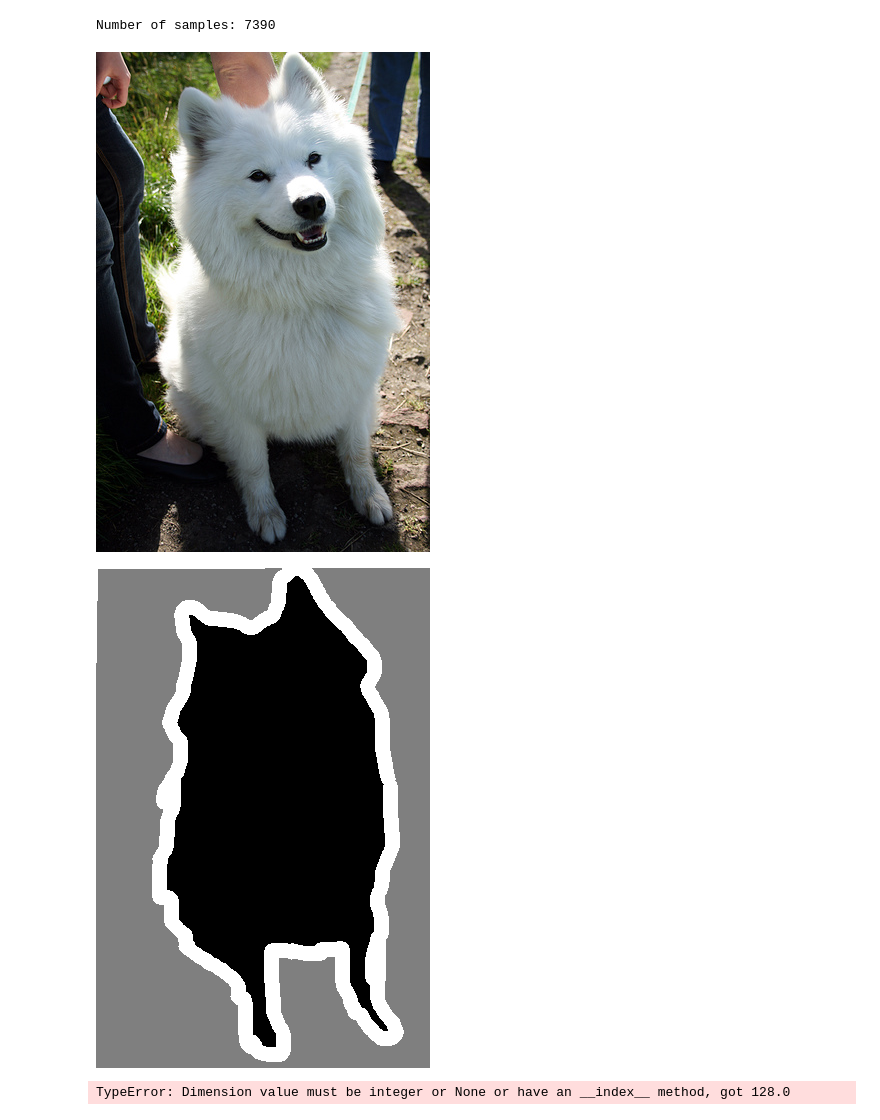
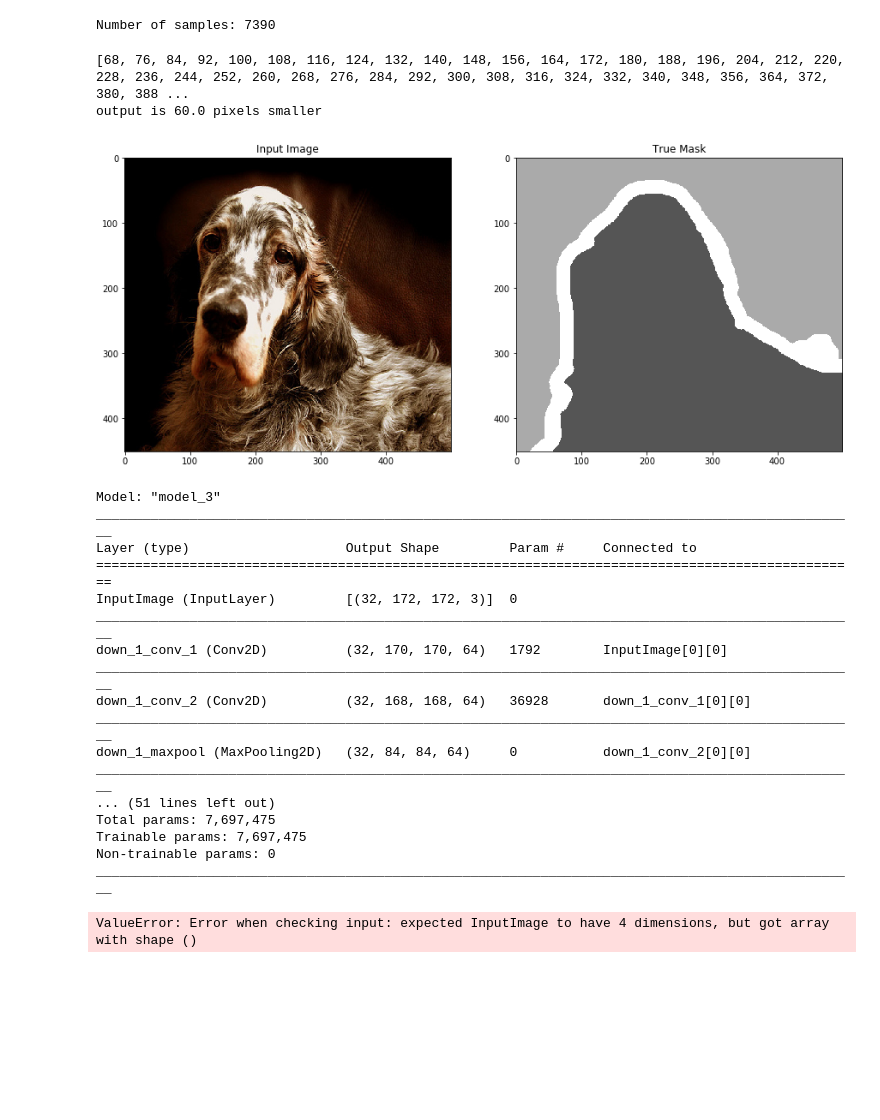
Before and after one commit to randomstructures/ExLSM-Image-Segmentation, a Jupyter notebook: Unet1/unet.ipynb, the cells around one changed output. Drawn from its saved outputs; the diff is of its cells as text; code cells hidden in the pictures; blank space fills up the shorter version.

Commit message:
Implemented Unet, Problems with layer sizes

```diff
--- a/Unet1/unet.ipynb
+++ b/Unet1/unet.ipynb
@@ -37,6 +38,16 @@ images_test = images[-val_samples:]
 masks_test = images[-val_samples:]
 # %% [output]
 Number of samples: 7390
+# %%
+# Compute all valid input and output sizes for a net with a given number of blocks
+blocks = 3
+acceptable = [i for i in range(600) if utility.check_image_size(i,blocks)[0]]
+print(acceptable)
+# the reduction of the output size is a constant function of the number of blocks - compute once for a valid input size
+print('output is {} pixels smaller'.format(acceptable[0]-utility.check_image_size(acceptable[0],blocks)[1]))
+# %% [output]
+[68, 76, 84, 92, 100, 108, 116, 124, 132, 140, 148, 156, 164, 172, 180, 188, 196, 204, 212, 220, 228, 236, 244, 252, 260, 268, 276, 284, 292, 300, 308, 316, 324, 332, 340, 348, 356, 364, 372, 380, 388 ...
+output is 60.0 pixels smaller
 # %%
 # Instantiate a Sequence object to stream the training and test set
 batch_size = 32 #Batch size to use when evaluating the model
@@ -49,7 +62,6 @@ test_gen = utility.OxfordPets(batch_size, img_size, images_test, masks_test)
 # %%
 # Show one pair of an image and it's corresponding mask
-utility.show_image_mask_pair(4, images_train, masks_train)
+utility.show_image_mask_pair(10, images_train, masks_train)
 # %% [output]
-[figure, old version]
+[figure, new version]
-[figure, removed]
 # %%
@@ -133,6 +173,22 @@ def build_unet(n_blocks = 2):
     return model
 # %%
-unet = build_unet(n_blocks=2)
+unet = build_unet(n_blocks=3)
 unet.summary()
 # %% [output]
-TypeError: Dimension value must be integer or None or have an __index__ method, got 128.0
+Model: "model_3"
+__________________________________________________________________________________________________
+Layer (type)                    Output Shape         Param #     Connected to
+==================================================================================================
+InputImage (InputLayer)         [(32, 172, 172, 3)]  0
+__________________________________________________________________________________________________
+down_1_conv_1 (Conv2D)          (32, 170, 170, 64)   1792        InputImage[0][0]
+__________________________________________________________________________________________________
+down_1_conv_2 (Conv2D)          (32, 168, 168, 64)   36928       down_1_conv_1[0][0]
+__________________________________________________________________________________________________
+down_1_maxpool (MaxPooling2D)   (32, 84, 84, 64)     0           down_1_conv_2[0][0]
+__________________________________________________________________________________________________
+... (51 lines left out)
+Total params: 7,697,475
+Trainable params: 7,697,475
+Non-trainable params: 0
+__________________________________________________________________________________________________
@@ -138,0 +208,7 @@ TypeError: Dimension value must be integer or None or have an __index__ method,
+# %%
+history = unet.fit(train_gen, epochs=20,
+                   validation_data= test_gen,
+                   callbacks=[DisplayCallback(),
+                   k.callbacks.ModelCheckpoint('oxford_segmentation.h5', save_best_only=True)])
+# %% [output]
+ValueError: Error when checking input: expected InputImage to have 4 dimensions, but got array with shape ()
```
Also changed, not shown: parts of 6 cells of this notebook, 1 other file.
